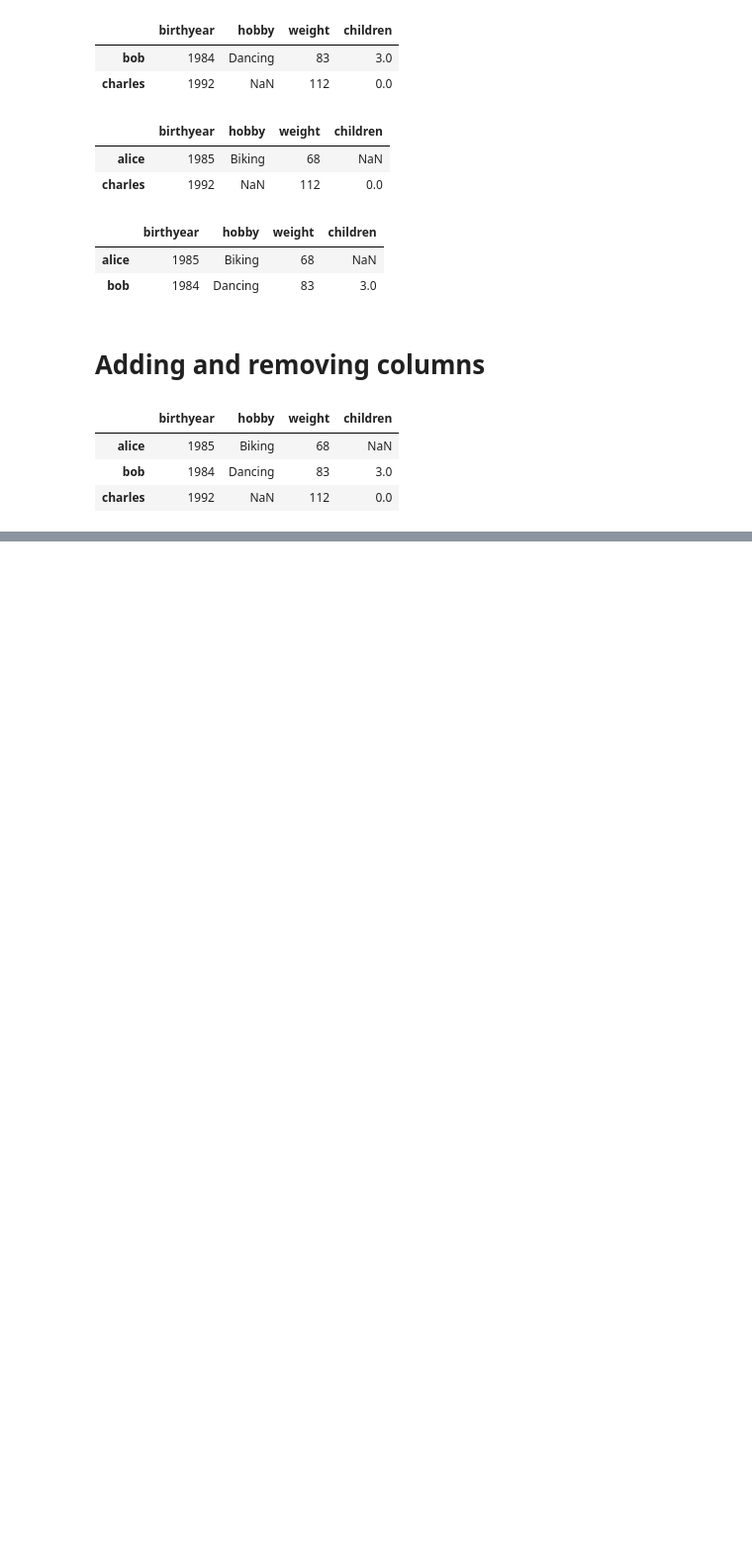
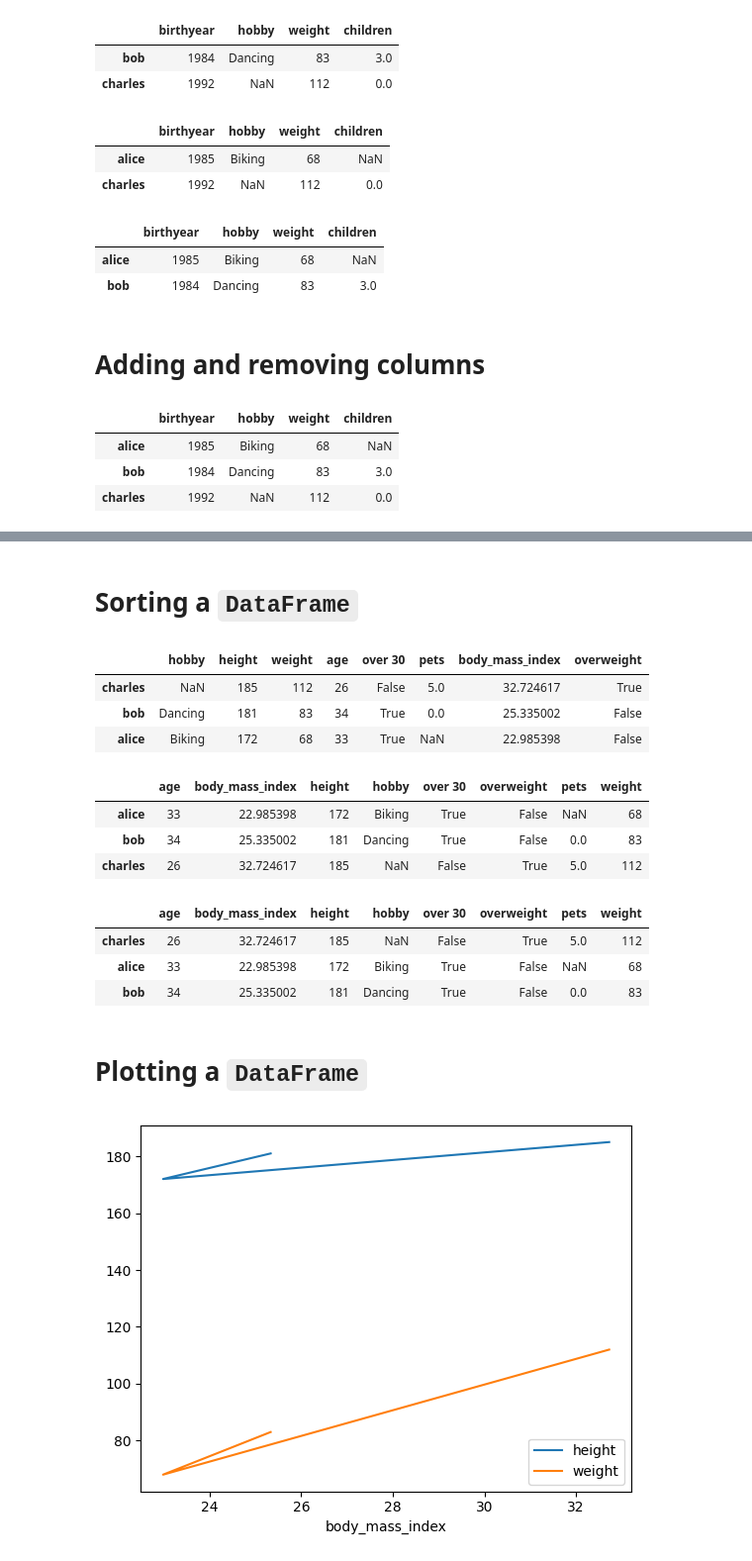
Before and after one commit to nswekosk/hands-on-machine-learning-practice, a Jupyter notebook: Pandas_Practice.ipynb, the cells around one changed output, grey strips where cells are left out. Shown: that part at 99% size. Saved outputs shown, nothing was run; the diff lists cells and outputs as text; code cells hidden in the pictures; blank space fills up the shorter version.

Commit message:
Gained more experience with Pandas DataFrames

```diff
--- a/Pandas_Practice.ipynb
+++ b/Pandas_Practice.ipynb
@@ -844,0 +928,3 @@ people
+# %%
+people.eval("body_mass_index = weight / (height/100) ** 2", inplace=True);
+people
@@ -844,0 +936,4 @@ people
+# %%
+overweight_threshold = 30
+people.eval("overweight = body_mass_index > @overweight_threshold", inplace=True);
+people
@@ -844,0 +952,32 @@ people
+# %% [markdown]
+# Sorting a `DataFrame`
+# %%
+people.sort_index(ascending=False)
+# %% [output]
+|  | hobby | height | weight | age | over 30 | pets | body_mass_index | overweight |
+| charles | NaN | 185 | 112 | 26 | False | 5.0 | 32.724617 | True |
+| bob | Dancing | 181 | 83 | 34 | True | 0.0 | 25.335002 | False |
+| alice | Biking | 172 | 68 | 33 | True | NaN | 22.985398 | False |
+# %%
+people.sort_index(axis=1, inplace=True);
+people
+# %% [output]
+|  | age | body_mass_index | height | hobby | over 30 | overweight | pets | weight |
+| alice | 33 | 22.985398 | 172 | Biking | True | False | NaN | 68 |
+| bob | 34 | 25.335002 | 181 | Dancing | True | False | 0.0 | 83 |
+| charles | 26 | 32.724617 | 185 | NaN | False | True | 5.0 | 112 |
+# %%
+people.sort_values(by="age", inplace=True);
+people
+# %% [output]
+|  | age | body_mass_index | height | hobby | over 30 | overweight | pets | weight |
+| charles | 26 | 32.724617 | 185 | NaN | False | True | 5.0 | 112 |
+| alice | 33 | 22.985398 | 172 | Biking | True | False | NaN | 68 |
+| bob | 34 | 25.335002 | 181 | Dancing | True | False | 0.0 | 83 |
+# %% [markdown]
+# Plotting a `DataFrame`
+# %%
+people.plot(kind="line", x="body_mass_index", y=["height", "weight"]);
+plt.show();
+# %% [output]
+[figure, added]
```
Also changed, not shown: parts of 59 cells of this notebook.
